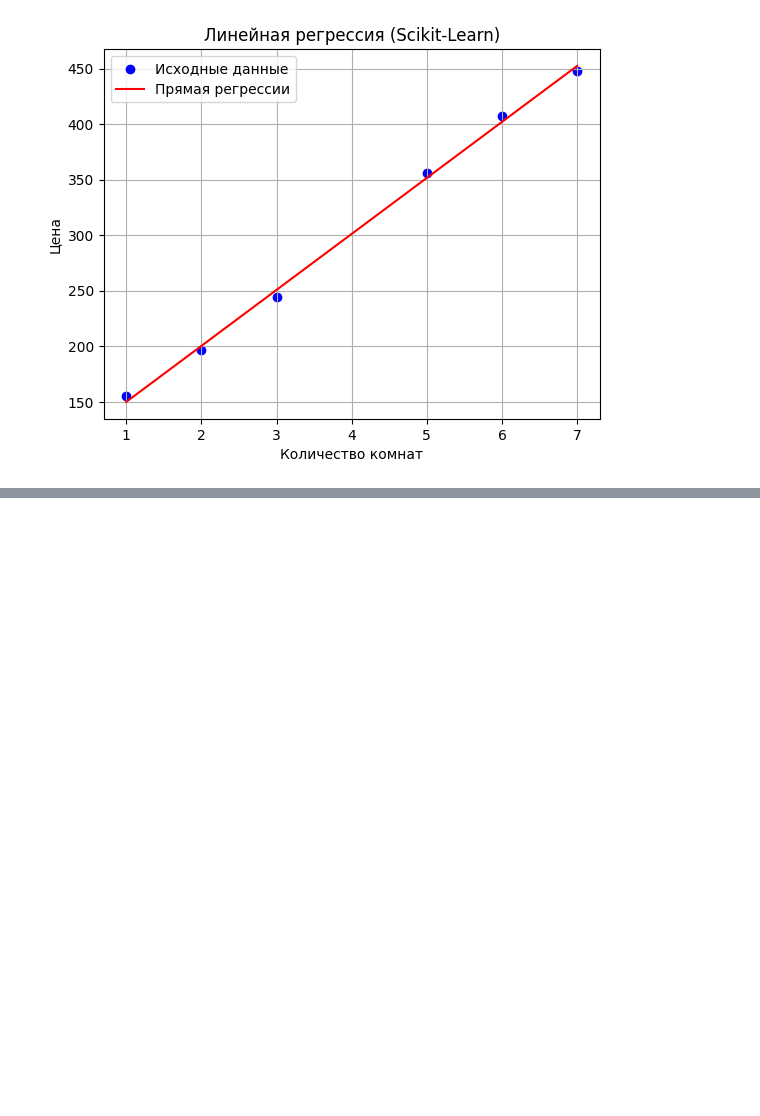
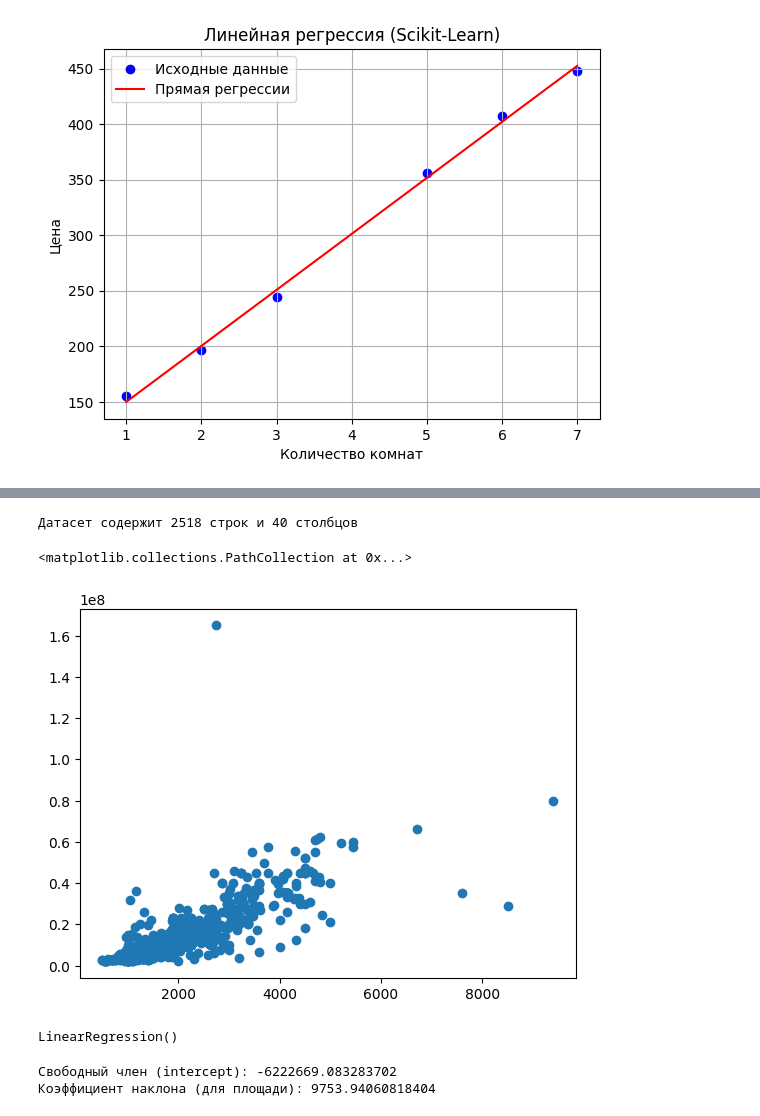
Before and after one commit to oNovalSliveDNo/grokking-machine-learning, a Jupyter notebook: chapter03/notebooks/linear_regression.ipynb, the cells around one changed output, grey strips where cells are left out. Saved outputs shown, nothing was run; the diff lists cells and outputs as text; code cells hidden in the pictures; blank space fills up the shorter version.

```diff
--- a/chapter03/notebooks/linear_regression.ipynb
+++ b/chapter03/notebooks/linear_regression.ipynb
@@ -384,0 +448,6 @@ plt.show()
+# %%
+# Загрузка данных
+notebook_dir = os.getcwd()  # Получаем текущую директорию ноутбука
+file_path = os.path.join(notebook_dir, '..', 'data', 'Hyderabad.csv')  # Формируем путь к файлу данных (на уровень выше)
+data = pd.read_csv(file_path)  # Загружаем данные из CSV-файла
+data.head()  # Показываем первые 5 строк данных
@@ -384,0 +462,12 @@ plt.show()
+# %%
+# Выводим размерность данных
+num_rows, num_cols = data.shape
+print("Датасет содержит", num_rows, "строк и", num_cols, "столбцов")
+# %% [output]
+Датасет содержит 2518 строк и 40 столбцов
+# %%
+# Исследуем зависимость цены от площади
+plt.scatter(data['Area'], data['Price'])  # Строим точечный график
+# %% [output]
+<matplotlib.collections.PathCollection at 0x...>
+[figure, added]
@@ -384,0 +478,13 @@ plt.show()
+# %%
+# Создаем и обучаем модель линейной регрессии
+simple_model = LinearRegression()  # Создаем модель
+simple_model.fit(X, y)  # Обучаем модель на данных
+# %% [output]
+LinearRegression()
+# %%
+# Выводим параметры модели
+print(f"Свободный член (intercept): {simple_model.intercept_}")  # Точка пересечения с осью Y
+print(f"Коэффициент наклона (для площади): {simple_model.coef_[0]}")  # Коэффициент при площади
+# %% [output]
+Свободный член (intercept): -6222669.083283702
+Коэффициент наклона (для площади): 9753.94060818404
```
Also changed, not shown: parts of 28 cells of this notebook, 3 other files.
